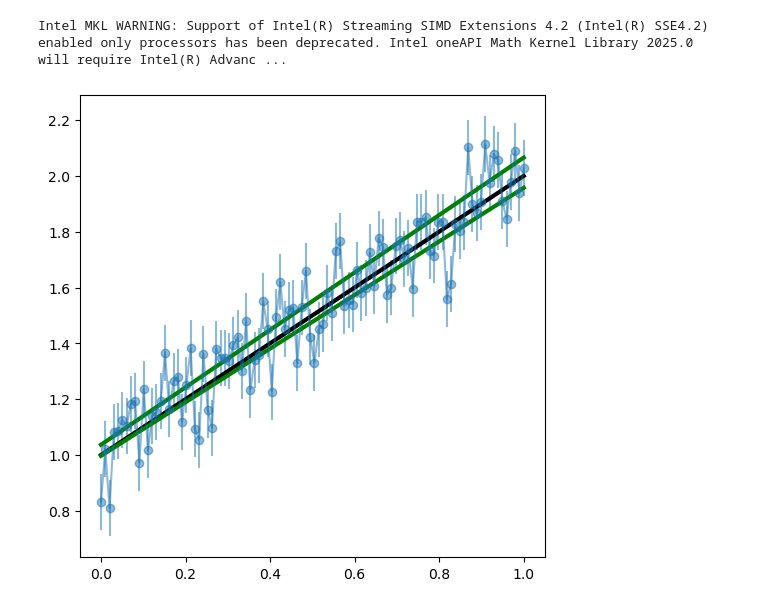
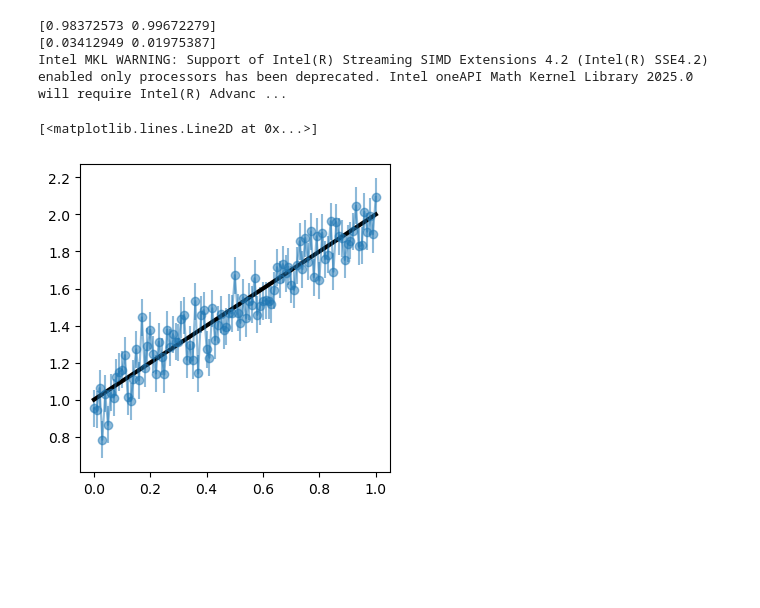
Before and after one commit to decaelus/PHYS305_Spring2025, a Jupyter notebook: Observing_Project/Fitting Line.ipynb, the cells around one changed output. Saved outputs shown, nothing was run; the diff lists cells and outputs as text; code cells hidden in the pictures; blank space fills up the shorter version.

```diff
--- a/Observing_Project/Fitting Line.ipynb
+++ b/Observing_Project/Fitting Line.ipynb
@@ -5,28 +8,36 @@ from numpy.random import normal
 # %%
-fig = plt.figure(figsize=(6, 6))
+fig = plt.figure(figsize=(4, 4))
 ax = fig.add_subplot(111)
 
-num_points = 100
+num_points = 101
 slope = 1.
 intercept = 1.
 sigma = 0.1
 
 x = np.linspace(0, 1, num_points)
+# print(x)
 y = np.polyval([slope, intercept], x)
+# print(y)
+
 noisy_y = y + normal(scale=sigma, size=len(x))
 
 coeffs, cov = np.polyfit(x, noisy_y, 1, w=1./sigma*np.ones_like(x), cov='unscaled')
 unc = np.sqrt(np.diag(cov))
+print(coeffs)
+print(unc)
 
-fit_line_plus = np.polyval(coeffs + unc, x)
-fit_line_minus = np.polyval(coeffs - unc, x)
+# fit_line_plus = np.polyval(coeffs + unc, x)
+# fit_line_minus = np.polyval(coeffs - unc, x)
 
 ax.errorbar(x, noisy_y, yerr=sigma*np.ones_like(x), marker='o', alpha=0.5)
 ax.plot(x, y, lw=3, color='k')
-ax.plot(x, fit_line_minus, lw=3, color='green')
-ax.plot(x, fit_line_plus, lw=3, color='green')
+# ax.plot(x, fit_line_minus, lw=3, color='green')
+# ax.plot(x, fit_line_plus, lw=3, color='green')
 
-fig.savefig("Example_Fitting_Line.jpg", dpi=300, bbox_inches="tight")
+# fig.savefig("Example_Fitting_Line.jpg", dpi=300, bbox_inches="tight")
 # %% [output]
+[0.98372573 0.99672279]
+[0.03412949 0.01975387]
 Intel MKL WARNING: Support of Intel(R) Streaming SIMD Extensions 4.2 (Intel(R) SSE4.2) enabled only processors has been deprecated. Intel oneAPI Math Kernel Library 2025.0 will require Intel(R) Advanc ...
+[<matplotlib.lines.Line2D at 0x...>]
-[figure, old version]
+[figure, new version]
```
Also changed, not shown: parts of 1 cell of this notebook, 6 other files.
